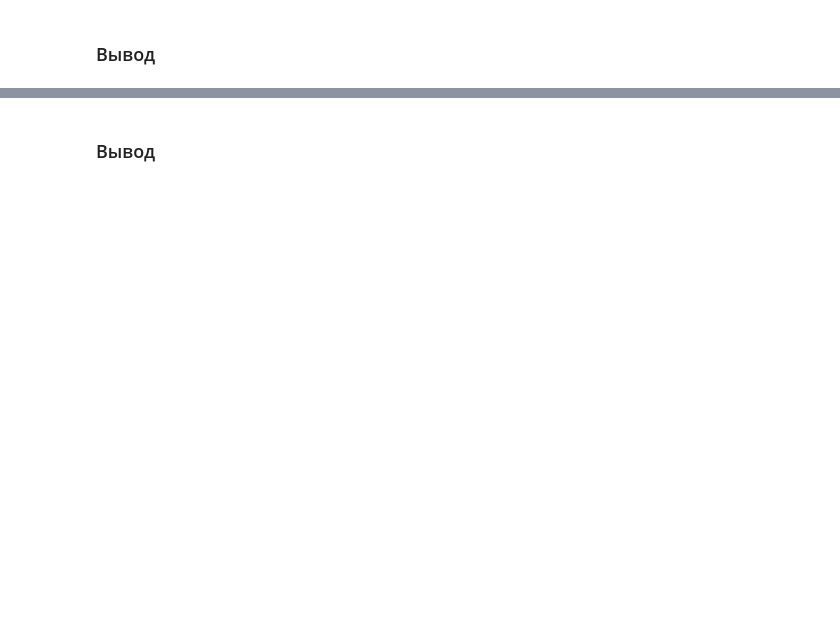
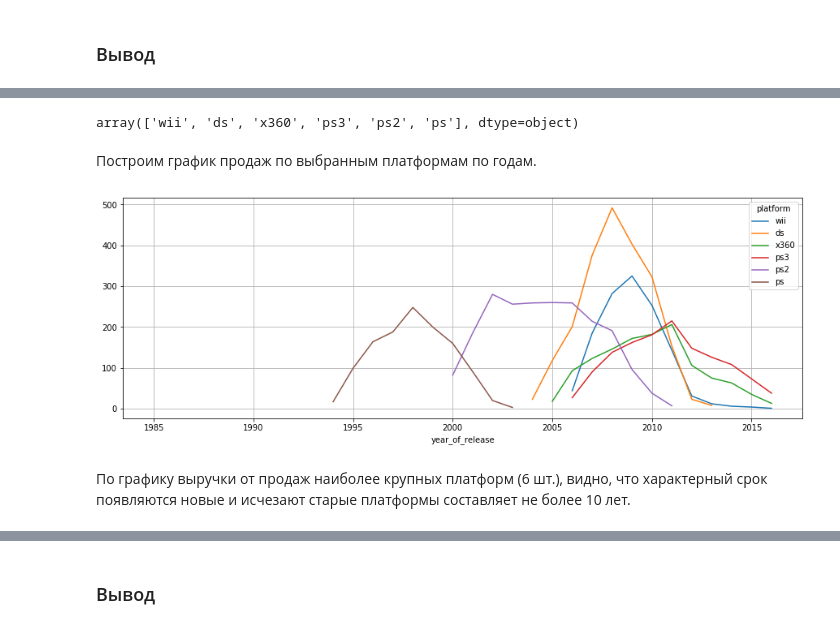
Before and after one commit to nyalekseevna/yandex_praktikum_projects, a Jupyter notebook: game_platform_EDA/game_platform_EDA.ipynb, the cells around one changed output, grey strips where cells are left out. Cells and saved outputs as stored; diff of their text form; code cells hidden in the pictures; blank space fills up the shorter version.

```diff
--- a/game_platform_EDA/game_platform_EDA.ipynb
+++ b/game_platform_EDA/game_platform_EDA.ipynb
@@ -555,0 +208,4 @@ Peterburg_state_day.corr()
+# %%
+#отфильтруем таблицу games, оставив только выбранные платформы
+games_big = games.query('(platform in @total_sales_platform) and (year_of_release > 0)')
+games_big
@@ -555,0 +226,16 @@ Peterburg_state_day.corr()
+# %%
+games_big['platform'].unique()
+# %% [output]
+array(['wii', 'ds', 'x360', 'ps3', 'ps2', 'ps'], dtype=object)
+# %% [markdown]
+Построим график продаж по выбранным платформам по годам.
+# %%
+sales_year = games_big.pivot_table(index='year_of_release', columns='platform',
+                               values='total_sales', aggfunc='count').reset_index()
+
+sales_year.plot(x='year_of_release', y=['wii', 'ds', 'x360', 'ps3', 'ps2', 'ps'], grid=True, figsize=(15, 5))
+plt.show()
+# %% [output]
+[figure, added]
+# %% [markdown]
+По графику выручки от продаж наиболее крупных платформ (6 шт.), видно, что характерный срок появляются новые и исчезают старые платформы составляет не более 10 лет.
```
Also changed, not shown: parts of 169 cells of this notebook.
